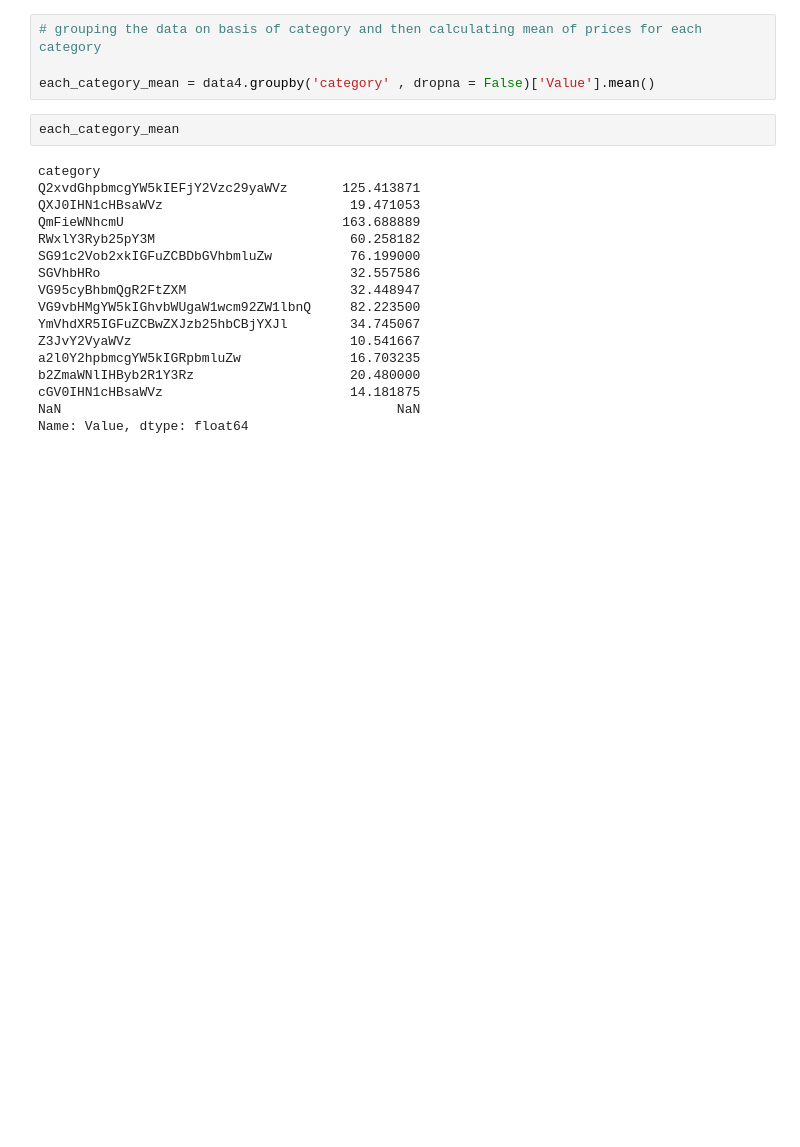
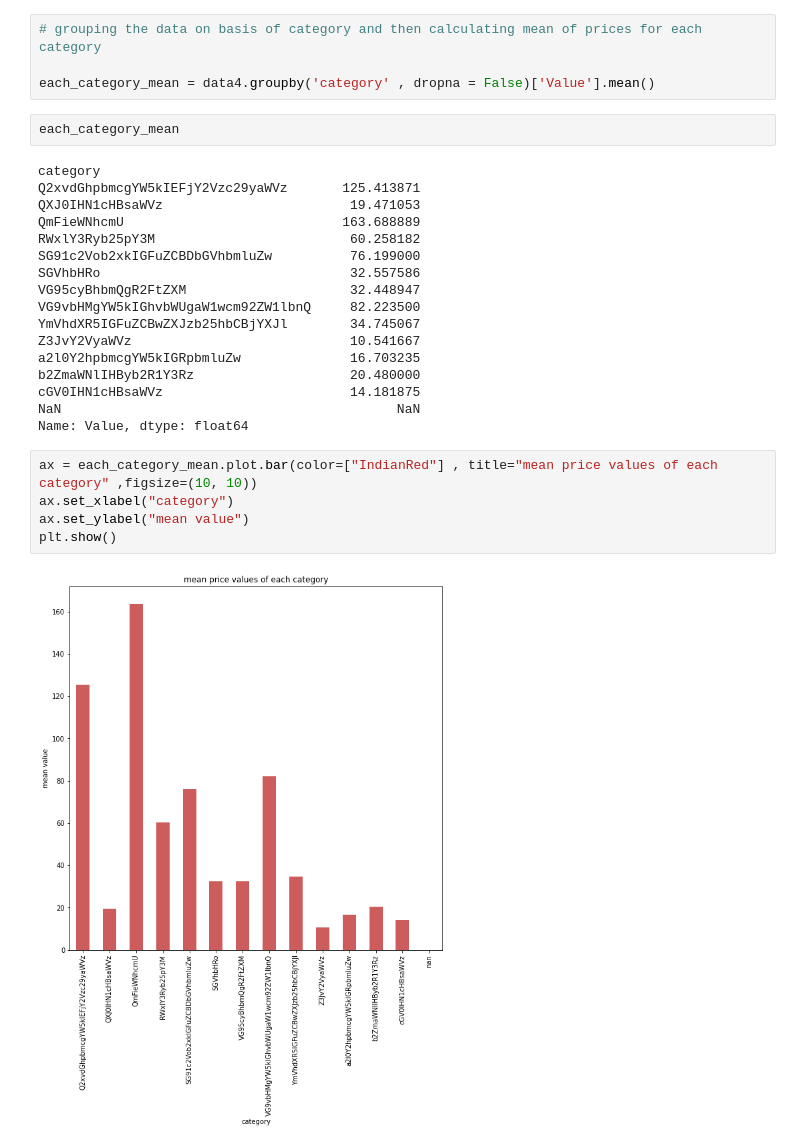
Before and after one commit to AnmolJindal2019/BeZen-Data-Science-Assignment, a Jupyter notebook: Bezen_DataScience.ipynb, the cells around one changed output. Saved outputs shown, nothing was run; the diff lists cells and outputs as text; blank space fills up the shorter version.

```diff
--- a/Bezen_DataScience.ipynb
+++ b/Bezen_DataScience.ipynb
@@ -240,3 +248,10 @@ b2ZmaWNlIHByb2R1Y3Rz                    20.480000
 cGV0IHN1cHBsaWVz                        14.181875
 NaN                                           NaN
 Name: Value, dtype: float64
+# %%
+ax = each_category_mean.plot.bar(color=["IndianRed"] , title="mean price values of each category" ,figsize=(10, 10))
+ax.set_xlabel("category")
+ax.set_ylabel("mean value")
+plt.show()
+# %% [output]
+[figure, added]
```
Also changed, not shown: parts of 1 cell of this notebook.
